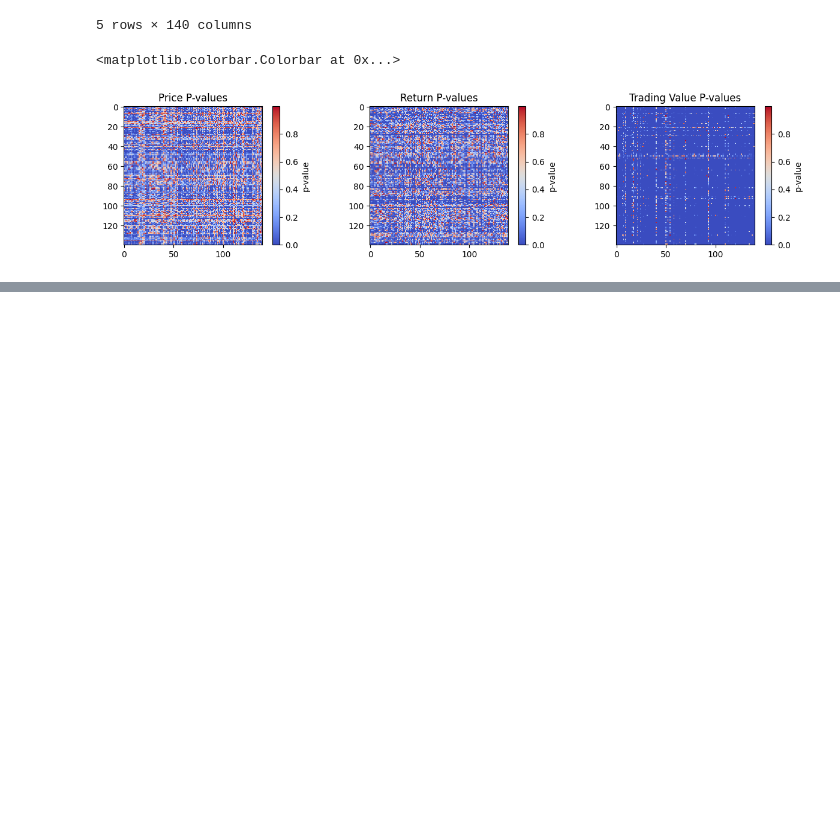
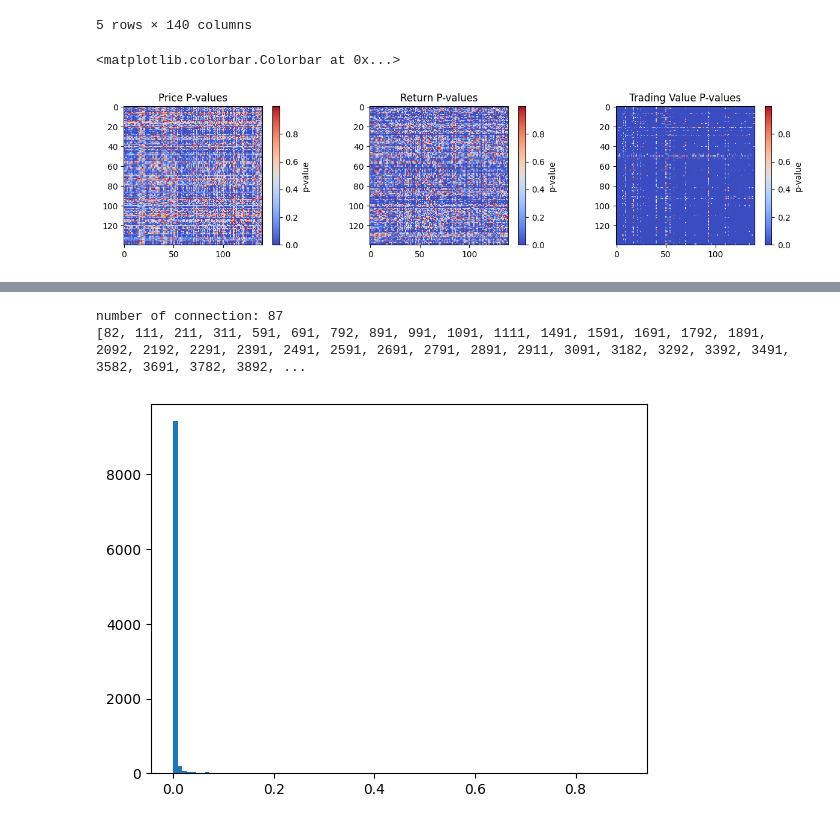
Before and after one commit to mahdikohan/complexityEconomics, a Jupyter notebook: Multilayer network market/Multilayer_spillover_with_ML.ipynb, the cells around one changed output, grey strips where cells are left out. Cells and saved outputs as stored; diff of their text form; code cells hidden in the pictures; blank space fills up the shorter version.

Commit message:
result of simulation

```diff
--- a/Multilayer network market/Multilayer_spillover_with_ML.ipynb
+++ b/Multilayer network market/Multilayer_spillover_with_ML.ipynb
@@ -172,8 +170,12 @@ def build_weighted_adjacency_matrix_rf(target_df, feature_df, lag=1, n_estimator
     return weighted_adjacency_df
 # %%
-df_sp500_return.columns = [col + '_return' for col in df_sp500_return.columns]
+df_sp500_tradingval.columns = [col + '_tradingval' for col in df_sp500_tradingval.columns]
 df_sp500_price.columns = [col + '_price' for col in df_sp500_price.columns]
 
 
-build_weighted_adjacency_matrix_rf(df_sp500_return[df_sp500_return.columns[0:10]], df_sp500_price[df_sp500_price.columns[0:10]], lag=1, n_estimators=100, random_state=42)
+result = build_weighted_adjacency_matrix_rf(df_sp500_price[df_sp500_price.columns[0:100]], \
+                                            df_sp500_tradingval[df_sp500_tradingval.columns[0:100]], \
+                                            lag=1, \
+                                            n_estimators=100, \
+                                            random_state=42)
 # %% [output]
@@ -236,0 +199,21 @@ print(temp)
+# %%
+# with open('/content/drive/MyDrive/data_Multilayer spillover with ML/result_target_0_100_feature_0_100.pkl', 'wb') as f:
+#     pickle.dump(result, f)
+
+with open('/content/drive/MyDrive/data_Multilayer spillover with ML/result_target_0_100_feature_0_100.pkl', 'rb') as file:
+    result = pickle.load(file)
+# %%
+df_temp11 = result.to_numpy().flatten()
+print(f"number of connection: {len(df_temp11[df_temp11>0.5])}")
+
+# Condition: find indices of values greater than 30
+indices = [index for index, value in enumerate(df_temp11) if value > 0.5]
+
+print(indices)
+
+plt.hist(df_temp11,bins=100)
+plt.show()
+# %% [output]
+number of connection: 87
+[82, 111, 211, 311, 591, 691, 792, 891, 991, 1091, 1111, 1491, 1591, 1691, 1792, 1891, 2092, 2192, 2291, 2391, 2491, 2591, 2691, 2791, 2891, 2911, 3091, 3182, 3292, 3392, 3491, 3582, 3691, 3782, 3892, ...
+[figure, added]
```
Also changed, not shown: parts of 15 cells of this notebook.
